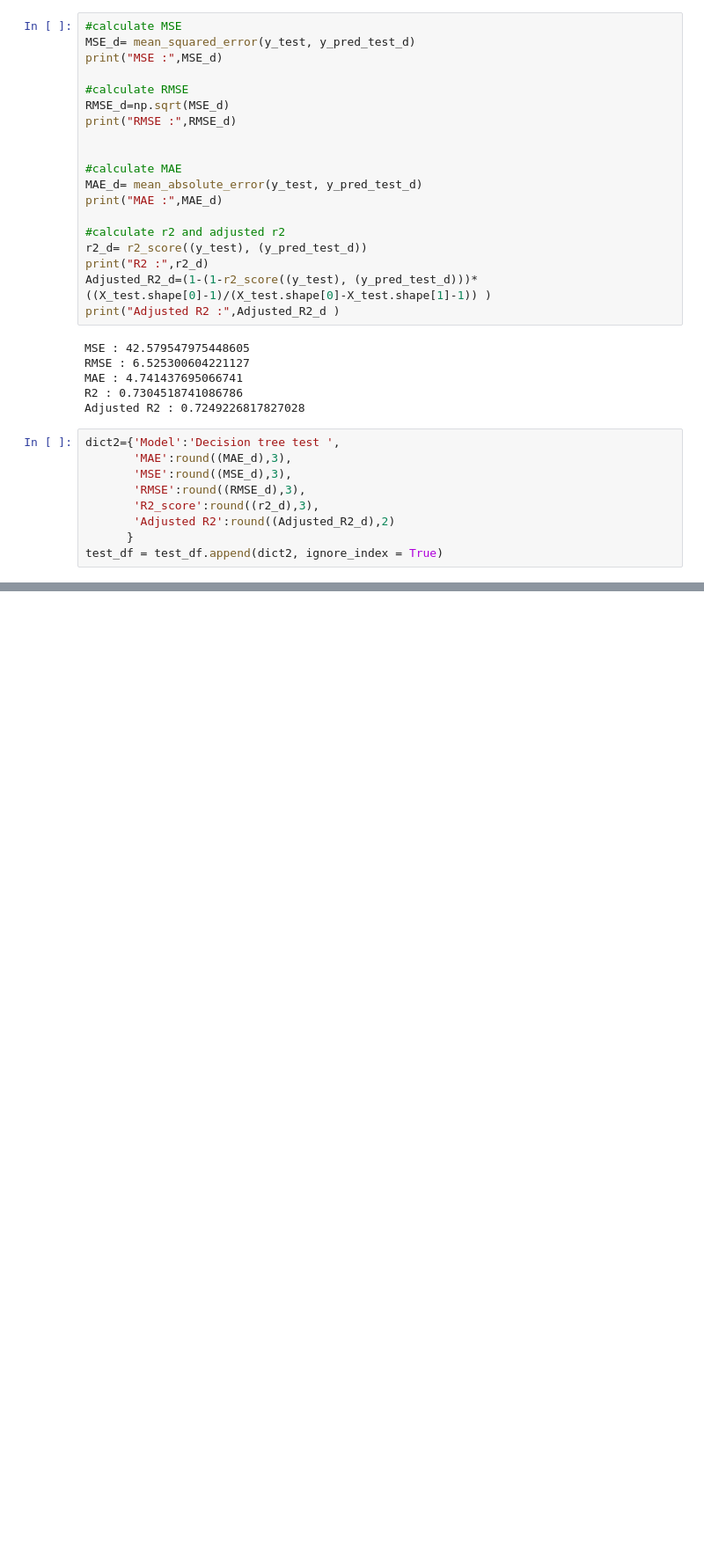
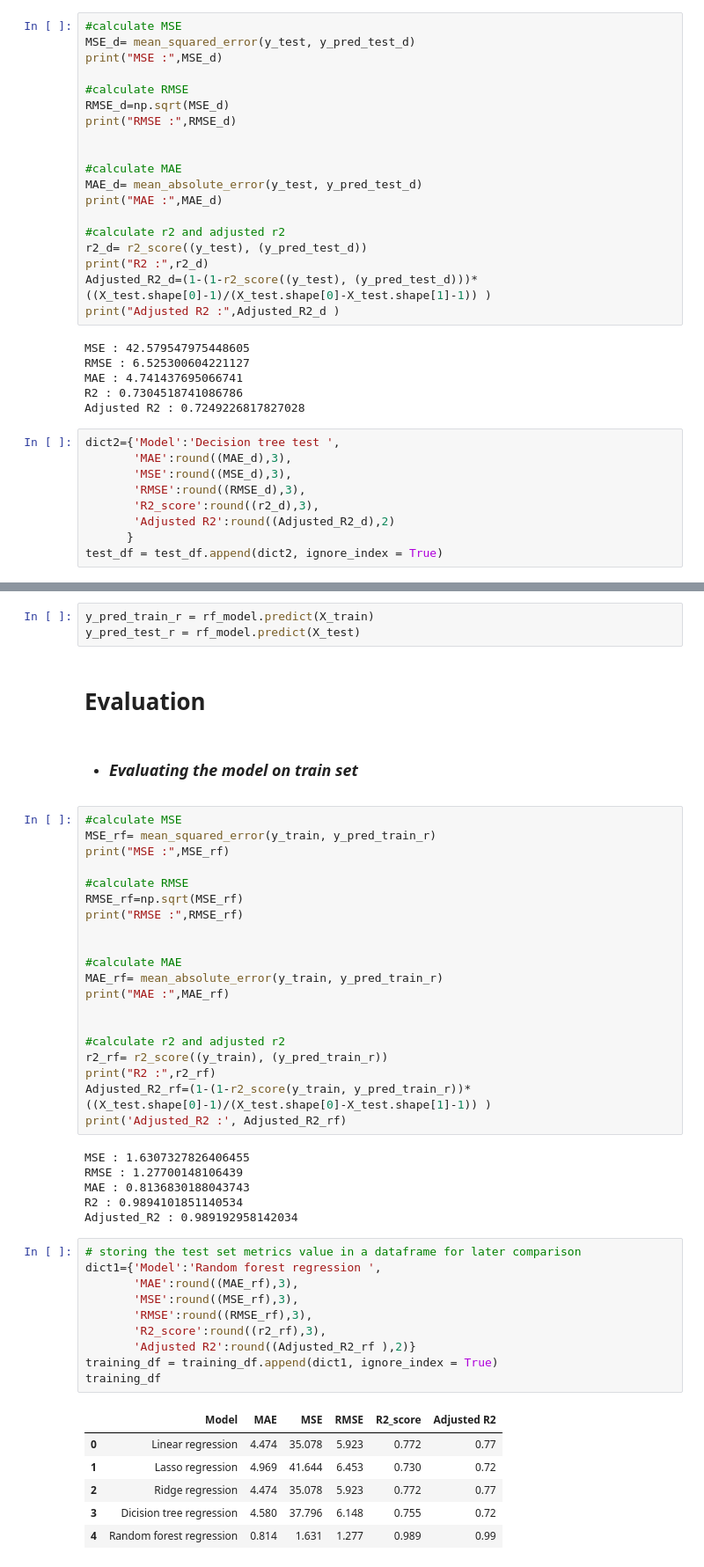
Before and after one commit to Harshjyot-Singh-Chawla/Seoul-Bike-Sharing-Demand-Prediction, a Jupyter notebook: capstone_project_2_Ml.ipynb, the cells around one changed output, grey strips where cells are left out. Shown at 88% size. Cells and saved outputs as stored; diff of their text form; blank space fills up the shorter version.

```diff
--- a/capstone_project_2_Ml.ipynb
+++ b/capstone_project_2_Ml.ipynb
@@ -955,0 +965,50 @@ test_df = test_df.append(dict2, ignore_index = True)
+# %%
+y_pred_train_r = rf_model.predict(X_train)
+y_pred_test_r = rf_model.predict(X_test)
+# %% [markdown]
+# **Evaluation**
+# %% [markdown]
+*   ### ***Evaluating the model on train set***
+# %%
+#calculate MSE
+MSE_rf= mean_squared_error(y_train, y_pred_train_r)
+print("MSE :",MSE_rf)
+
+#calculate RMSE
+RMSE_rf=np.sqrt(MSE_rf)
+print("RMSE :",RMSE_rf)
+
+
+#calculate MAE
+MAE_rf= mean_absolute_error(y_train, y_pred_train_r)
+print("MAE :",MAE_rf)
+
+
+#calculate r2 and adjusted r2
+r2_rf= r2_score((y_train), (y_pred_train_r))
+print("R2 :",r2_rf)
+Adjusted_R2_rf=(1-(1-r2_score(y_train, y_pred_train_r))*((X_test.shape[0]-1)/(X_test.shape[0]-X_test.shape[1]-1)) )
+print('Adjusted_R2 :', Adjusted_R2_rf)
+# %% [output]
+MSE : 1.6307327826406455
+RMSE : 1.27700148106439
+MAE : 0.8136830188043743
+R2 : 0.9894101851140534
+Adjusted_R2 : 0.989192958142034
+# %%
+# storing the test set metrics value in a dataframe for later comparison
+dict1={'Model':'Random forest regression ',
+       'MAE':round((MAE_rf),3),
+       'MSE':round((MSE_rf),3),
+       'RMSE':round((RMSE_rf),3),
+       'R2_score':round((r2_rf),3),
+       'Adjusted R2':round((Adjusted_R2_rf ),2)}
+training_df = training_df.append(dict1, ignore_index = True)
+training_df
+# %% [output]
+|  | Model | MAE | MSE | RMSE | R2_score | Adjusted R2 |
+| 0 | Linear regression | 4.474 | 35.078 | 5.923 | 0.772 | 0.77 |
+| 1 | Lasso regression | 4.969 | 41.644 | 6.453 | 0.730 | 0.72 |
+| 2 | Ridge regression | 4.474 | 35.078 | 5.923 | 0.772 | 0.77 |
+| 3 | Dicision tree regression | 4.580 | 37.796 | 6.148 | 0.755 | 0.72 |
+| 4 | Random forest regression | 0.814 | 1.631 | 1.277 | 0.989 | 0.99 |
```
Also changed, not shown: parts of 12 cells of this notebook.
